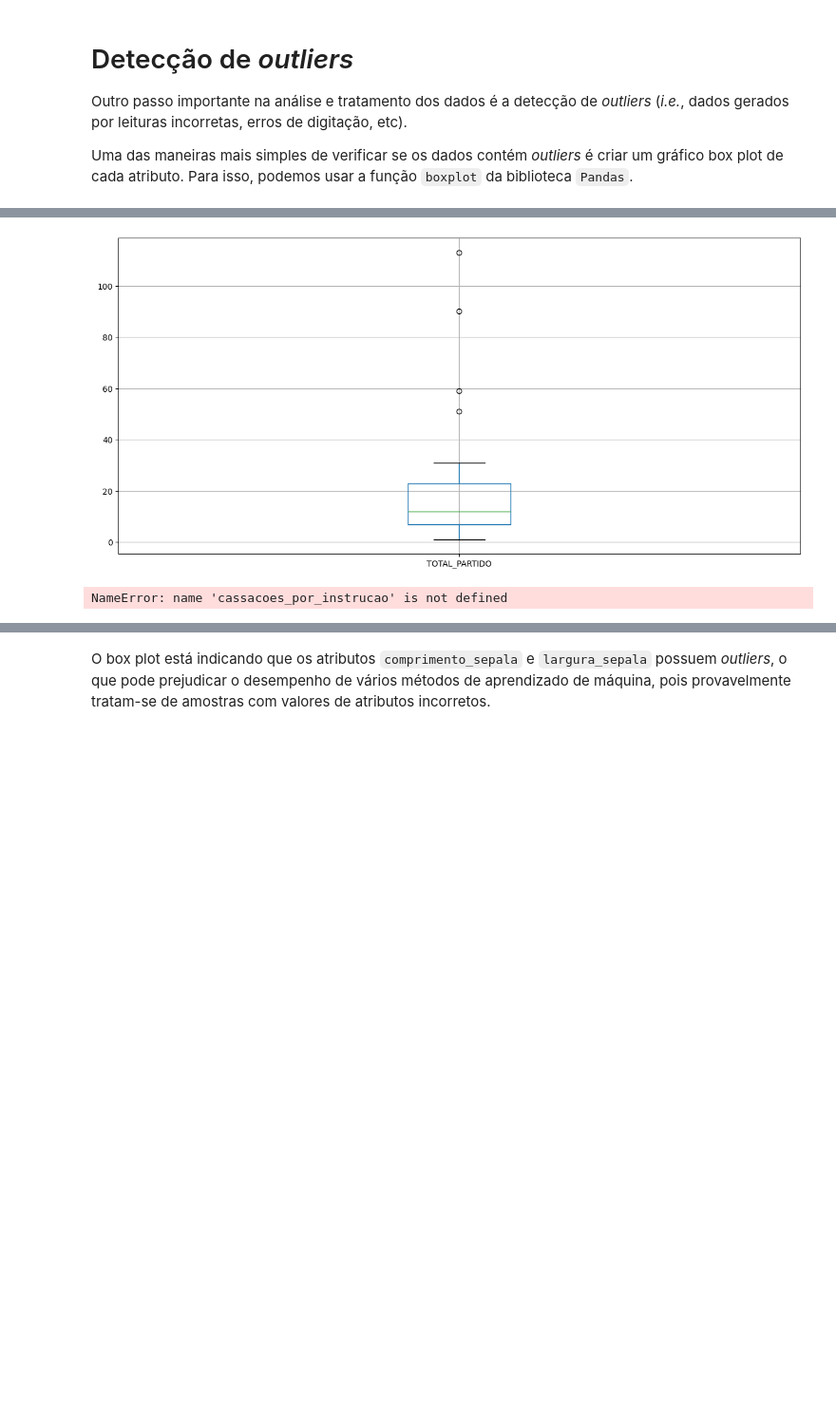
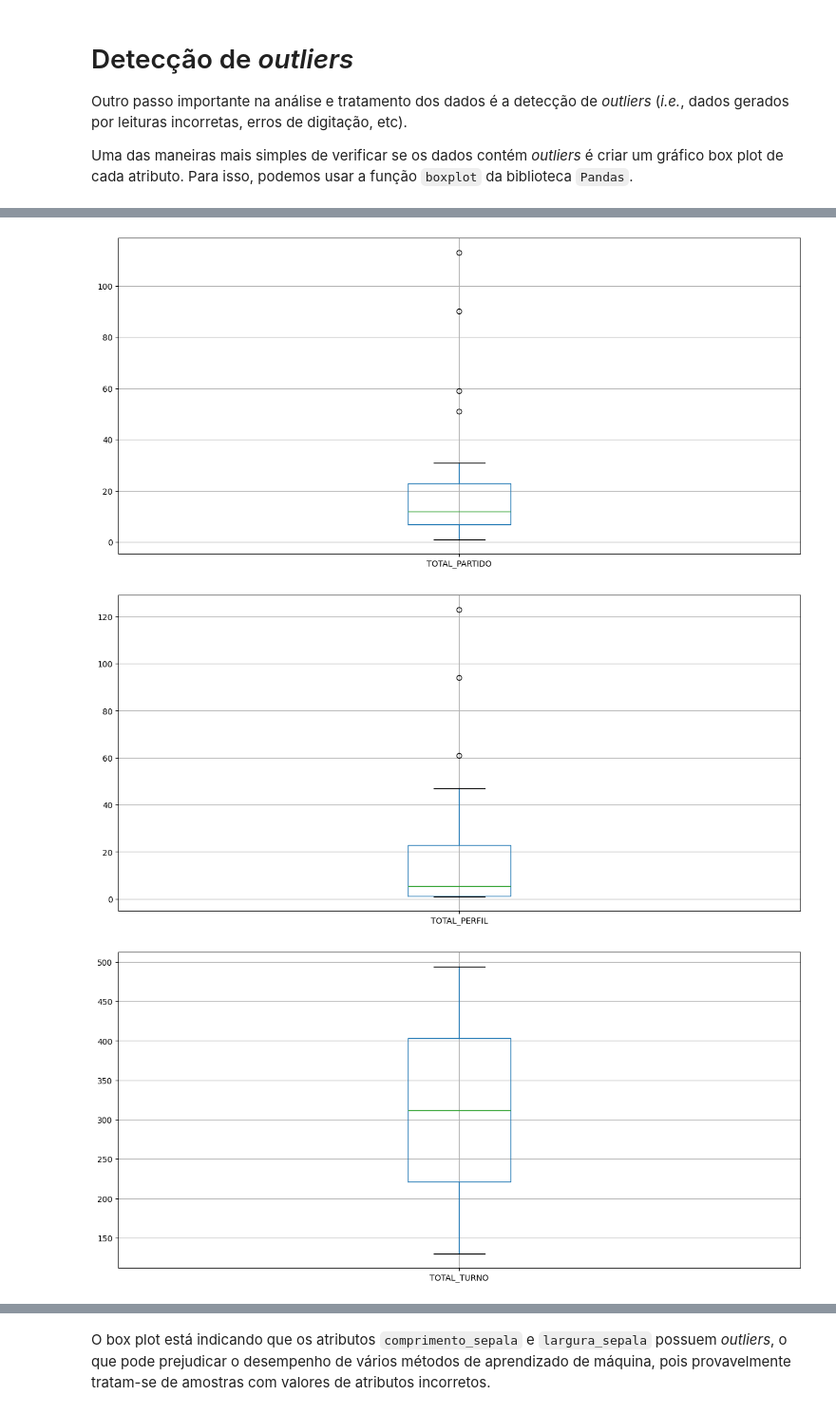
Before and after one commit to theendie/TrabalhoFinal_Coleta, a Jupyter notebook: analise.ipynb, the cells around one changed output, grey strips where cells are left out. Shown: that part at 95% size. Cells and saved outputs as stored; diff of their text form; code cells hidden in the pictures; blank space fills up the shorter version.

```diff
--- a/analise.ipynb
+++ b/analise.ipynb
@@ -575,24 +575,25 @@ Uma das maneiras mais simples de verificar se os dados contém *outliers* é cri
 # %%
 # gera um bloxplot para cada atributo
 cassacoes_por_estado.boxplot(figsize=(15,7))
 plt.show()
 
 cassacoes_por_motivo.boxplot(figsize=(15,7))
 plt.show()
 
 cassacoes_por_partido.boxplot(figsize=(15,7))
 plt.show()
 
-cassacoes_por_instrucao.boxplot(figsize=(15,7))
+cassacoes_por_perfil.boxplot(figsize=(15,7))
 plt.show()
 
 cassacoes_por_turno.boxplot(figsize=(15,7))
 plt.show()
 
 cassacoes_por_ocupacao.boxplot(figsize=(15,7))
 plt.show()
 # %% [output]
 [figure]
 [figure]
 [figure]
-NameError: name 'cassacoes_por_instrucao' is not defined
+[figure, added]
+[figure, added]
```
Also changed, not shown: parts of 8 cells of this notebook, 5 other files.
